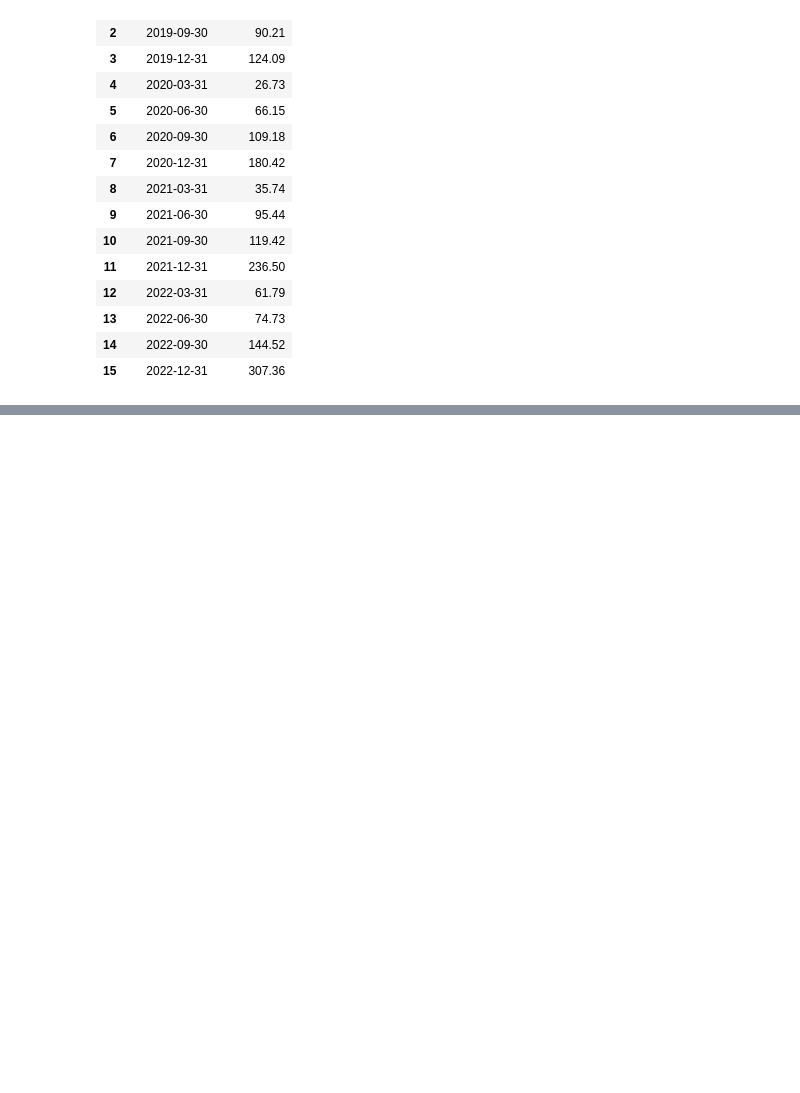
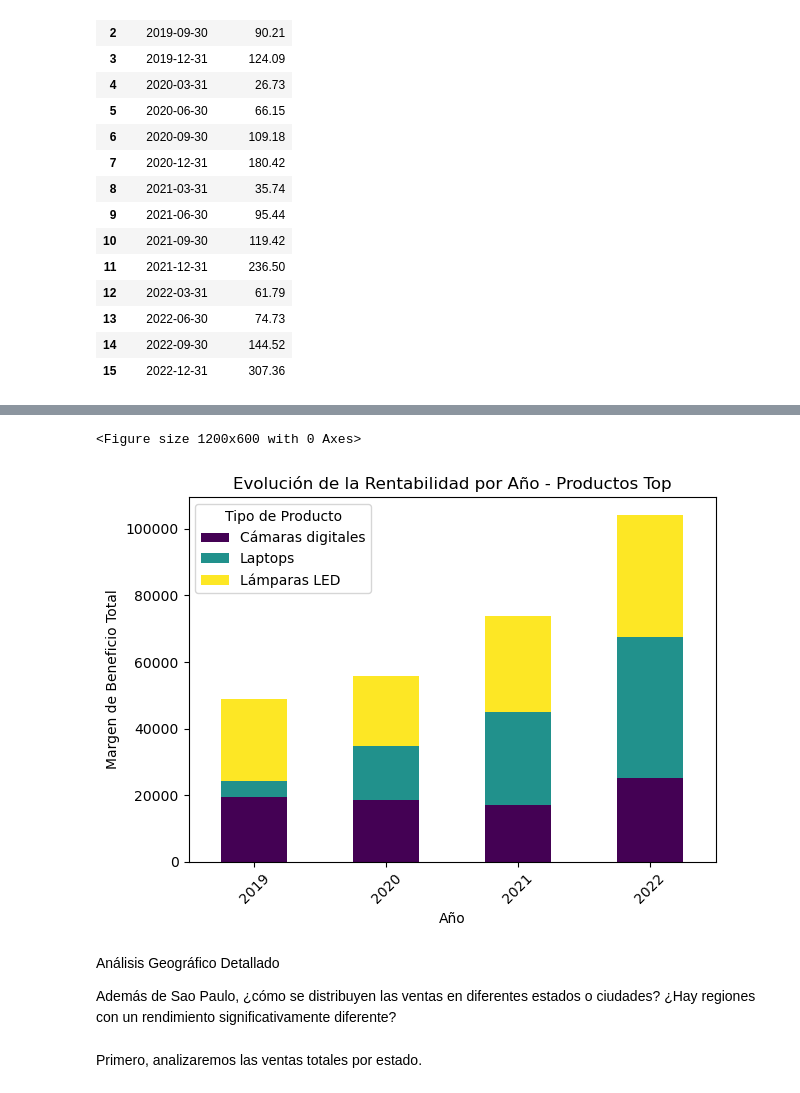
Before and after one commit to gabrielcz6/supermarketsalesanalysis, a Jupyter notebook: supermarketanalisis.ipynb, the cells around one changed output, grey strips where cells are left out. Cells and saved outputs as stored; diff of their text form; code cells hidden in the pictures; blank space fills up the shorter version.

```diff
--- a/supermarketanalisis.ipynb
+++ b/supermarketanalisis.ipynb
@@ -412,0 +488,27 @@ See the caveats in the documentation: https://pandas.pydata.org/pandas-docs/stab
+# %%
+def visualizar_evolucion_rentabilidad_productos(df_ventas, productos_top):
+    datos_productos_top = df_ventas[df_ventas['tipo_producto'].isin(productos_top)]
+    datos_por_año_producto = datos_productos_top.groupby([datos_productos_top['fecha_pedido'].dt.year, 'tipo_producto'])['margen_beneficio'].sum().unstack()
+
+    plt.figure(figsize=(12, 6))
+    datos_por_año_producto.plot(kind='bar', stacked=True, colormap='viridis')
+    plt.title('Evolución de la Rentabilidad por Año - Productos Top')
+    plt.xlabel('Año')
+    plt.ylabel('Margen de Beneficio Total')
+    plt.xticks(rotation=45)
+    plt.legend(title='Tipo de Producto')
+    plt.tight_layout()
+    plt.show()
+
+productos_top = ['Lámparas LED' , 'Laptops', 'Cámaras digitales']
+visualizar_evolucion_rentabilidad_productos(df_ventas_limpio, productos_top)
+# %% [output]
+<Figure size 1200x600 with 0 Axes>
+[figure, added]
+# %% [markdown]
+Análisis Geográfico Detallado
+
+Además de Sao Paulo, ¿cómo se distribuyen las ventas en diferentes estados o ciudades?
+¿Hay regiones con un rendimiento significativamente diferente?
+# %% [markdown]
+Primero, analizaremos las ventas totales por estado.
```
Also changed, not shown: parts of 26 cells of this notebook.
